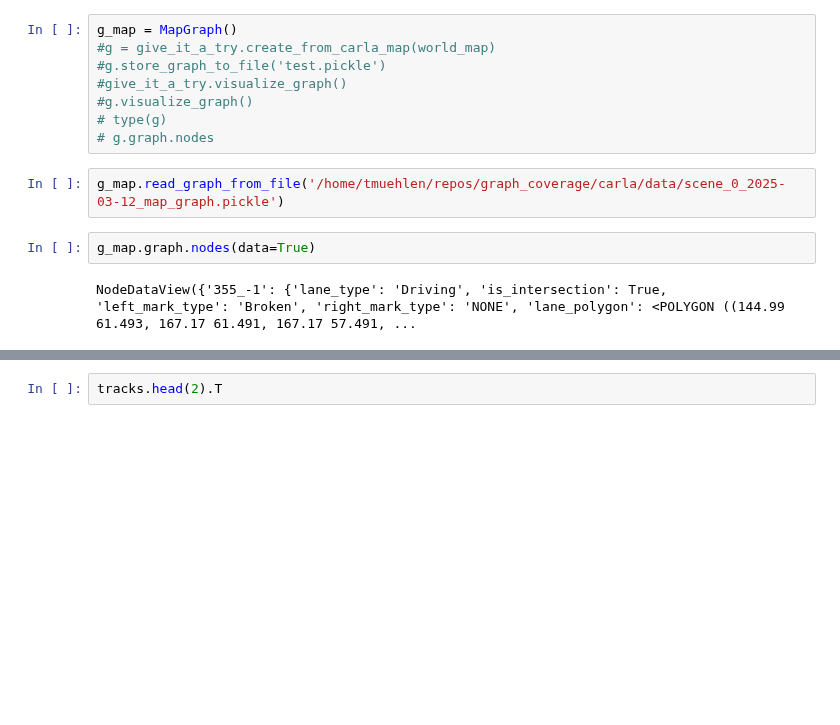
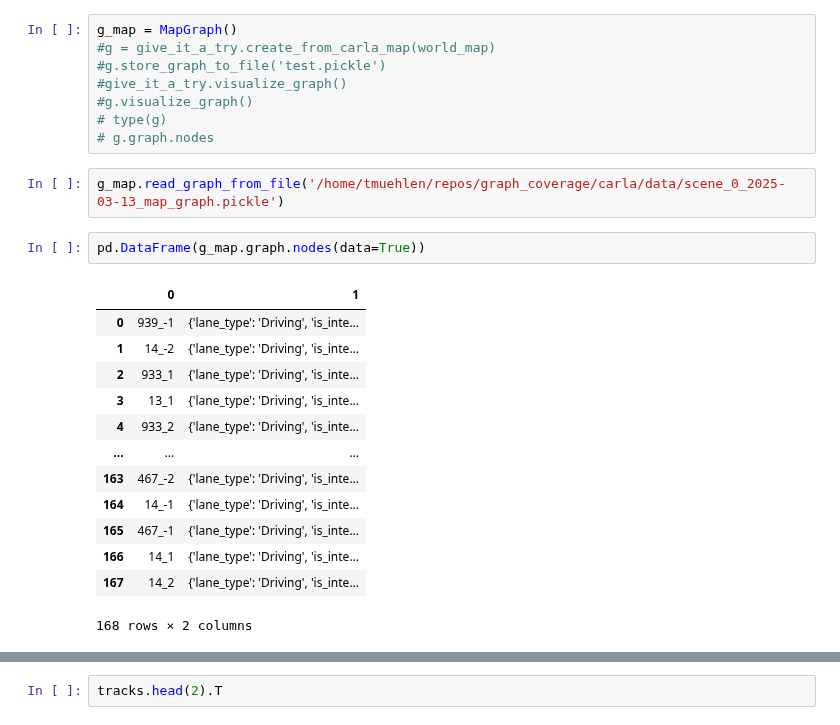
Before and after one commit to tmuehlen80/graph_coverage, a Jupyter notebook: Notebooks/carla/tracks_eda.ipynb, the cells around one changed output, grey strips where cells are left out. Drawn from its saved outputs; the diff is of its cells as text; blank space fills up the shorter version.

Commit message:
small tweaks for actor graph

```diff
--- a/Notebooks/carla/tracks_eda.ipynb
+++ b/Notebooks/carla/tracks_eda.ipynb
@@ -46,9 +48,21 @@ g_map = MapGraph()
 # type(g)
 # g.graph.nodes
 # %%
-g_map.read_graph_from_file('/home/tmuehlen/repos/graph_coverage/carla/data/scene_0_2025-03-12_map_graph.pickle')
+g_map.read_graph_from_file('/home/tmuehlen/repos/graph_coverage/carla/data/scene_0_2025-03-13_map_graph.pickle')
 # %%
-g_map.graph.nodes(data=True)
+pd.DataFrame(g_map.graph.nodes(data=True))
 # %% [output]
+|  | 0 | 1 |
+| 0 | 939_-1 | {'lane_type': 'Driving', 'is_inte... |
+| 1 | 14_-2 | {'lane_type': 'Driving', 'is_inte... |
+| 2 | 933_1 | {'lane_type': 'Driving', 'is_inte... |
+| 3 | 13_1 | {'lane_type': 'Driving', 'is_inte... |
+| 4 | 933_2 | {'lane_type': 'Driving', 'is_inte... |
+| ... | ... | ... |
+| 163 | 467_-2 | {'lane_type': 'Driving', 'is_inte... |
+| 164 | 14_-1 | {'lane_type': 'Driving', 'is_inte... |
+| 165 | 467_-1 | {'lane_type': 'Driving', 'is_inte... |
+| 166 | 14_1 | {'lane_type': 'Driving', 'is_inte... |
+| 167 | 14_2 | {'lane_type': 'Driving', 'is_inte... |
-NodeDataView({'355_-1': {'lane_type': 'Driving', 'is_intersection': True, 'left_mark_type': 'Broken', 'right_mark_type': 'NONE', 'lane_polygon': <POLYGON ((144.99 61.493, 167.17 61.491, 167.17 57.491, ...
+168 rows × 2 columns
 # %%
```
Also changed, not shown: parts of 9 cells of this notebook, 2 other files.
